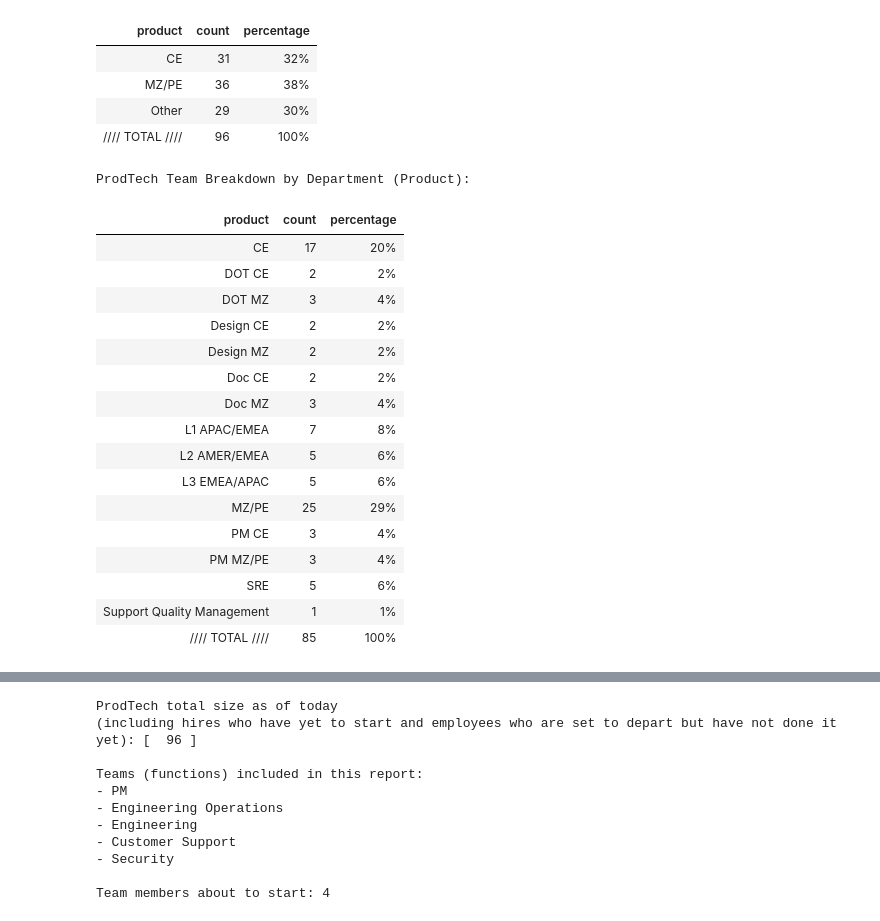
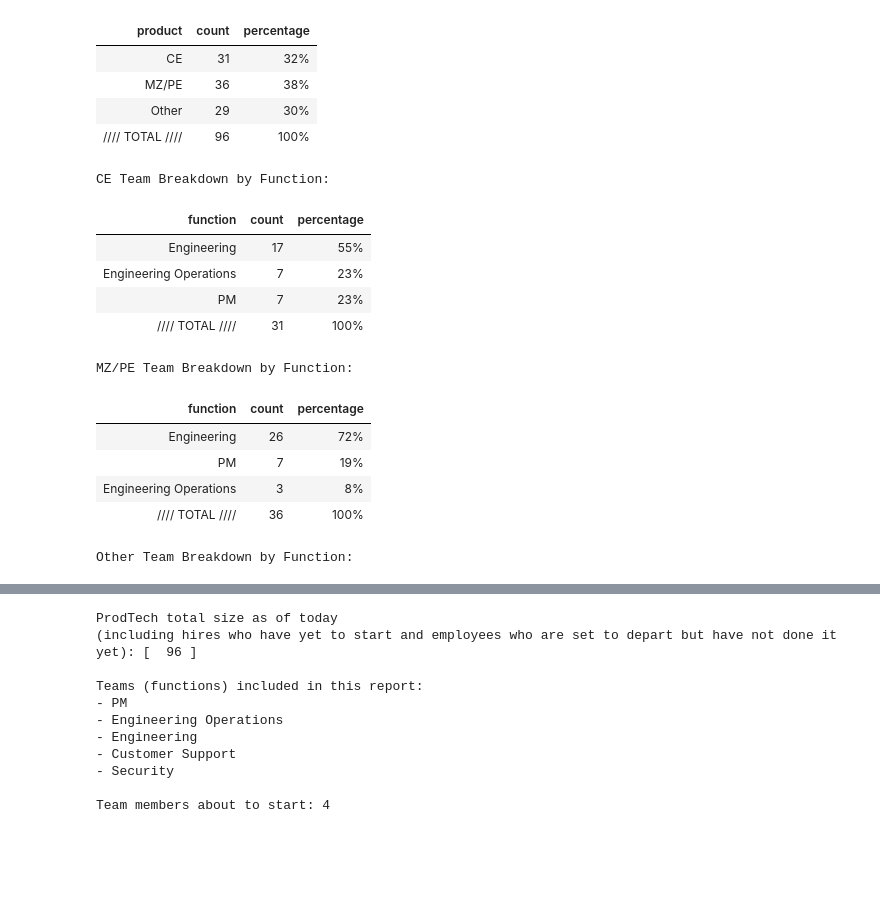
Before and after one commit to demedlher/PRODTECH_INVESTMENTS, a Jupyter notebook: PT-headcount.ipynb, the cells around one changed output, grey strips where cells are left out. Saved outputs shown, nothing was run; the diff lists cells and outputs as text; code cells hidden in the pictures; blank space fills up the shorter version.

Commit message:
breakdown of headcount per product and per function done

```diff
--- a/PT-headcount.ipynb
+++ b/PT-headcount.ipynb
@@ -704,42 +704,48 @@ ProdTech Team Breakdown by Product Category:
 | Other | 29 | 30% |
 | //// TOTAL //// | 96 | 100% |
 # %%
-#
-sf_product = df_active.dept.value_counts().sort_index()  # Changed to sort_index() for alphabetical order
-df_product_breakdown = pd.DataFrame({'product': sf_product.index, 'count': sf_product.values})
+# Create breakdown of people per function within each product category
+product_categories = ['CE', 'MZ/PE', 'Other']
 
-# Calculate percentages
-df_product_breakdown['percentage'] = (df_product_breakdown['count'] / df_product_breakdown['count'].sum())
+for category in product_categories:
+    print(f"\n{category} Team Breakdown by Function:")
 
-# Add total row
-df_product_breakdown_display = df_product_breakdown.copy()
-df_product_breakdown_display.loc['TOTAL'] = ['//// TOTAL ////', df_product_breakdown['count'].sum(), 1.0]
+    # Filter active employees for this product category
+    df_category = df_active[df_active['product_category'] == category]
 
-print("ProdTech Team Breakdown by Department (Product):")
-display(df_product_breakdown_display
-    .style
-    .format(format_mapping)
-    .hide(axis='index')
-    .highlight_max(subset=['count'], color='lightgreen')
-    .bar(color='lightblue', vmin=0, subset=['count'], align='zero')
-    .bar(color='lightcoral', vmin=0, subset=['percentage'], align='zero')
-       )
+    if len(df_category) > 0:
+        # Create breakdown by function within this category
+        sf_function = df_category.function.value_counts().sort_values(ascending=False)
+        df_function_breakdown = pd.DataFrame({'function': sf_function.index, 'count': sf_function.values})
+
+        # Calculate percentages within this category
+        df_function_breakdown['percentage'] = (df_function_breakdown['count'] / df_function_breakdown['count'].sum())
+
+        # Add total row
+        df_function_breakdown_display = df_function_breakdown.copy()
+        df_function_breakdown_display.loc['TOTAL'] = ['//// TOTAL ////', df_function_breakdown['count'].sum(), 1.0]
+
+        display(df_function_breakdown_display
+            .style
+            .format(format_mapping)
+            .hide(axis='index')
+            .highlight_max(subset=['count'], color='lightgreen')
+            .bar(color='lightblue', vmin=0, subset=['count'], align='zero')
+            .bar(color='lightcoral', vmin=0, subset=['percentage'], align='zero')
+               )
+    else:
+        print(f"No employees found in {category} category")
 # %% [output]
-ProdTech Team Breakdown by Department (Product):
+CE Team Breakdown by Function:
-| product | count | percentage |
-| CE | 17 | 20% |
-| DOT CE | 2 | 2% |
-| DOT MZ | 3 | 4% |
-| Design CE | 2 | 2% |
-| Design MZ | 2 | 2% |
-| Doc CE | 2 | 2% |
-| Doc MZ | 3 | 4% |
-| L1 APAC/EMEA | 7 | 8% |
-| L2 AMER/EMEA | 5 | 6% |
-| L3 EMEA/APAC | 5 | 6% |
-| MZ/PE | 25 | 29% |
-| PM CE | 3 | 4% |
-| PM MZ/PE | 3 | 4% |
-| SRE | 5 | 6% |
-| Support Quality Management | 1 | 1% |
-| //// TOTAL //// | 85 | 100% |
+| function | count | percentage |
+| Engineering | 17 | 55% |
+| Engineering Operations | 7 | 23% |
+| PM | 7 | 23% |
+| //// TOTAL //// | 31 | 100% |
+MZ/PE Team Breakdown by Function:
+| function | count | percentage |
+| Engineering | 26 | 72% |
+| PM | 7 | 19% |
+| Engineering Operations | 3 | 8% |
+| //// TOTAL //// | 36 | 100% |
+Other Team Breakdown by Function:
```
Also changed, not shown: parts of 1 cell of this notebook, 5 other files.
